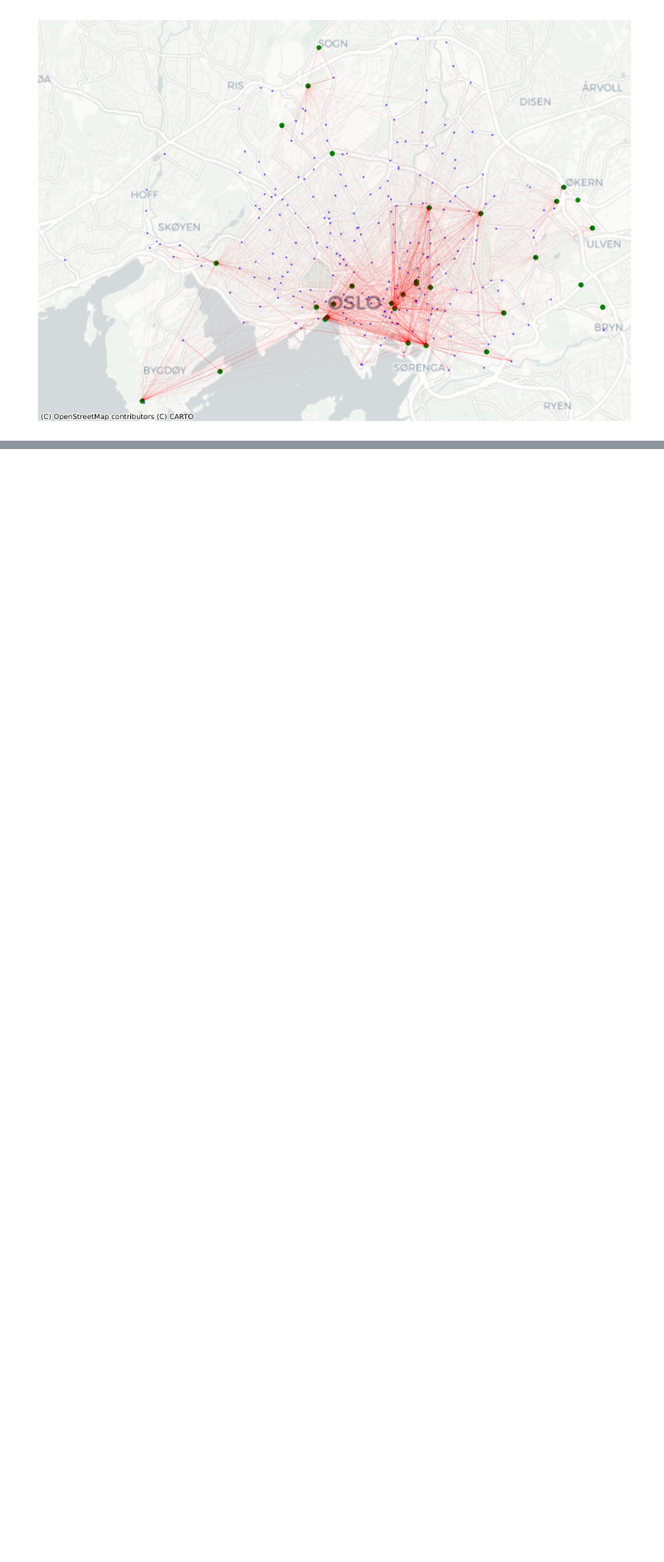
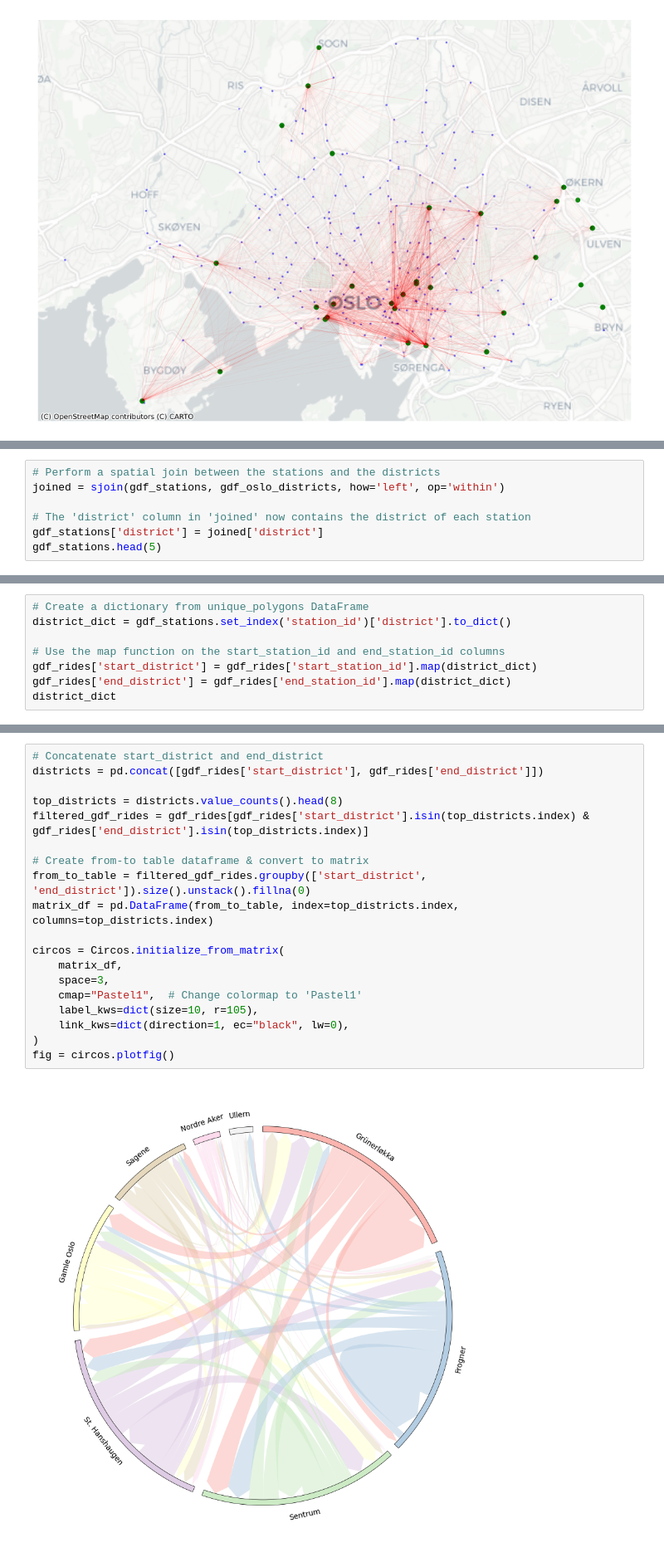
Before and after one commit to niclasclassen/oslo-city-bikes-network-flow-analysis, a Jupyter notebook: main.ipynb, the cells around one changed output, grey strips where cells are left out. Shown at 83% size. Cells and saved outputs as stored; diff of their text form; blank space fills up the shorter version.

Commit message:
add circular flow plot

```diff
--- a/main.ipynb
+++ b/main.ipynb
@@ -553,0 +559,7 @@ cx.add_basemap(ax, crs=gdf_stations_2024.crs, source=cx.providers.CartoDB.Positr
+# %%
+# Perform a spatial join between the stations and the districts
+joined = sjoin(gdf_stations, gdf_oslo_districts, how='left', op='within')
+
+# The 'district' column in 'joined' now contains the district of each station
+gdf_stations['district'] = joined['district']
+gdf_stations.head(5)
@@ -553,0 +573,8 @@ cx.add_basemap(ax, crs=gdf_stations_2024.crs, source=cx.providers.CartoDB.Positr
+# %%
+# Create a dictionary from unique_polygons DataFrame
+district_dict = gdf_stations.set_index('station_id')['district'].to_dict()
+
+# Use the map function on the start_station_id and end_station_id columns
+gdf_rides['start_district'] = gdf_rides['start_station_id'].map(district_dict)
+gdf_rides['end_district'] = gdf_rides['end_station_id'].map(district_dict)
+district_dict
@@ -553,0 +599,21 @@ cx.add_basemap(ax, crs=gdf_stations_2024.crs, source=cx.providers.CartoDB.Positr
+# %%
+# Concatenate start_district and end_district
+districts = pd.concat([gdf_rides['start_district'], gdf_rides['end_district']])
+
+top_districts = districts.value_counts().head(8)
+filtered_gdf_rides = gdf_rides[gdf_rides['start_district'].isin(top_districts.index) & gdf_rides['end_district'].isin(top_districts.index)]
+
+# Create from-to table dataframe & convert to matrix
+from_to_table = filtered_gdf_rides.groupby(['start_district', 'end_district']).size().unstack().fillna(0)
+matrix_df = pd.DataFrame(from_to_table, index=top_districts.index, columns=top_districts.index)
+
+circos = Circos.initialize_from_matrix(
+    matrix_df,
+    space=3,
+    cmap="Pastel1",  # Change colormap to 'Pastel1'
+    label_kws=dict(size=10, r=105),
+    link_kws=dict(direction=1, ec="black", lw=0),
+)
+fig = circos.plotfig()
+# %% [output]
+[figure, added]
```
Also changed, not shown: parts of 4 cells of this notebook.
